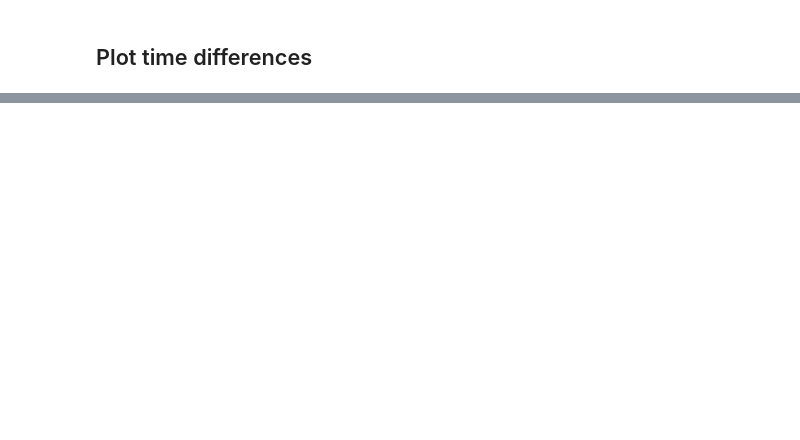
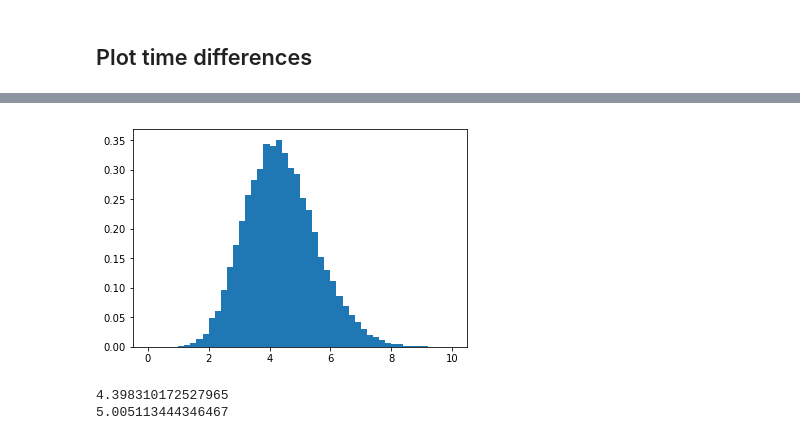
Before and after one commit to chernyavskaya/ECALtestBeam, a Jupyter notebook: EcalTimeResolution.ipynb, the cells around one changed output, grey strips where cells are left out. Cells and saved outputs as stored; diff of their text form; code cells hidden in the pictures; blank space fills up the shorter version.

```diff
--- a/EcalTimeResolution.ipynb
+++ b/EcalTimeResolution.ipynb
@@ -421,3 +433,12 @@ for energy in energies:
     print "dt2 : energy %s, mean = %.3f, std = %.3f, (75%-25%)/2 = %.3f"%(energy,df['dt_ecal_mcp2_C3'].mean(),df['dt_ecal_mcp2_C3'].std(),(df['dt_ecal_mcp2_C3'].quantile(0.75)-df['dt_ecal_mcp2_C3'].quantile(0.25))/2)
     print "dt12MCP : energy %s, mean = %.3f, std = %.3f, (75%-25%)/2 = %.3f"%(energy,df['dt_mcp2_mcp1_C3'].mean(),df['dt_mcp2_mcp1_C3'].std(),(df['dt_mcp2_mcp1_C3'].quantile(0.75)-df['dt_mcp2_mcp1_C3'].quantile(0.25))/2)
     print
+# %%
+n,bins,_ = plt.hist(dict_df_energy[energy]['noise_C3'],range=[0,10],bins=50,normed=1)
+# %% [output]
+[figure, added]
+# %%
+dict_df_energy[energy].loc[dict_df_energy[energy]['noise_C3']<10.,'noise_C3'].mean()
+# %% [output]
+4.398310172527965
+5.005113444346467
```
Also changed, not shown: parts of 6 cells of this notebook, 1 other file.
